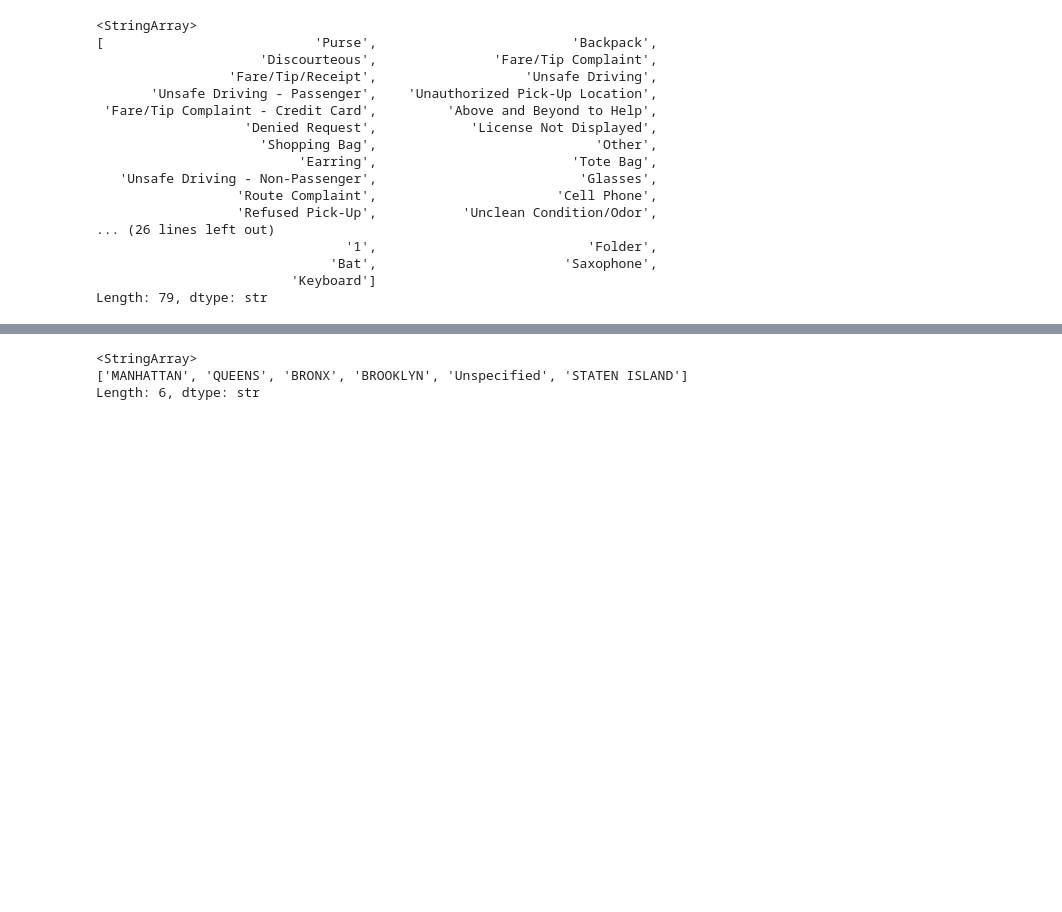
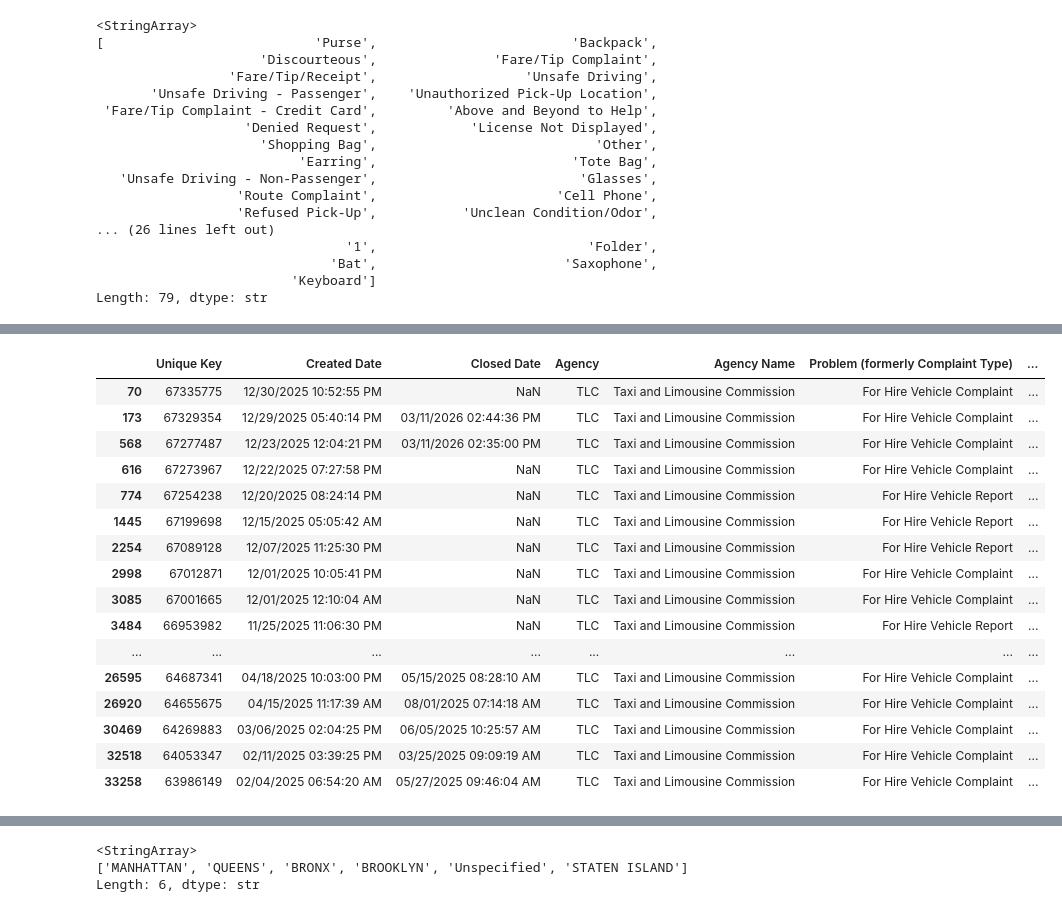
Before and after one commit to ammowrea-swag/taxi, a Jupyter notebook: taxi-analysis.ipynb, the cells around one changed output, grey strips where cells are left out. Cells and saved outputs as stored; diff of their text form; code cells hidden in the pictures; blank space fills up the shorter version.

```diff
--- a/taxi-analysis.ipynb
+++ b/taxi-analysis.ipynb
@@ -67,0 +89,6 @@ Length: 79, dtype: str
+# %%
+## looking for complaints of unlicensed drivers, creating a df
+unlicensed_complaint=taxi_df[taxi_df["Additional Details"] == 'Unlicensed/Unauthorized']
+(unlicensed_complaint).count()
+
+## there are 274 complaints of unlicensed cabs , not including the 5 "unauthorized"
@@ -67,0 +113,24 @@ Length: 79, dtype: str
+# %%
+pd.set_option('display.max_colwidth', None)
+# %%
+##searching for incidents at JFK
+complaint_jfk=unlicensed_complaint.query("`Incident Zip` == 11430.0")
+complaint_jfk
+# %% [output]
+|  | Unique Key | Created Date | Closed Date | Agency | Agency Name | Problem (formerly Complaint Type) | ... |
+| 70 | 67335775 | 12/30/2025 10:52:55 PM | NaN | TLC | Taxi and Limousine Commission | For Hire Vehicle Complaint | ... |
+| 173 | 67329354 | 12/29/2025 05:40:14 PM | 03/11/2026 02:44:36 PM | TLC | Taxi and Limousine Commission | For Hire Vehicle Complaint | ... |
+| 568 | 67277487 | 12/23/2025 12:04:21 PM | 03/11/2026 02:35:00 PM | TLC | Taxi and Limousine Commission | For Hire Vehicle Complaint | ... |
+| 616 | 67273967 | 12/22/2025 07:27:58 PM | NaN | TLC | Taxi and Limousine Commission | For Hire Vehicle Complaint | ... |
+| 774 | 67254238 | 12/20/2025 08:24:14 PM | NaN | TLC | Taxi and Limousine Commission | For Hire Vehicle Report | ... |
+| 1445 | 67199698 | 12/15/2025 05:05:42 AM | NaN | TLC | Taxi and Limousine Commission | For Hire Vehicle Report | ... |
+| 2254 | 67089128 | 12/07/2025 11:25:30 PM | NaN | TLC | Taxi and Limousine Commission | For Hire Vehicle Report | ... |
+| 2998 | 67012871 | 12/01/2025 10:05:41 PM | NaN | TLC | Taxi and Limousine Commission | For Hire Vehicle Complaint | ... |
+| 3085 | 67001665 | 12/01/2025 12:10:04 AM | NaN | TLC | Taxi and Limousine Commission | For Hire Vehicle Complaint | ... |
+| 3484 | 66953982 | 11/25/2025 11:06:30 PM | NaN | TLC | Taxi and Limousine Commission | For Hire Vehicle Report | ... |
+| ... | ... | ... | ... | ... | ... | ... | ... |
+| 26595 | 64687341 | 04/18/2025 10:03:00 PM | 05/15/2025 08:28:10 AM | TLC | Taxi and Limousine Commission | For Hire Vehicle Complaint | ... |
+| 26920 | 64655675 | 04/15/2025 11:17:39 AM | 08/01/2025 07:14:18 AM | TLC | Taxi and Limousine Commission | For Hire Vehicle Complaint | ... |
+| 30469 | 64269883 | 03/06/2025 02:04:25 PM | 06/05/2025 10:25:57 AM | TLC | Taxi and Limousine Commission | For Hire Vehicle Complaint | ... |
+| 32518 | 64053347 | 02/11/2025 03:39:25 PM | 03/25/2025 09:09:19 AM | TLC | Taxi and Limousine Commission | For Hire Vehicle Complaint | ... |
+| 33258 | 63986149 | 02/04/2025 06:54:20 AM | 05/27/2025 09:46:04 AM | TLC | Taxi and Limousine Commission | For Hire Vehicle Complaint | ... |
```
Also changed, not shown: parts of 9 cells of this notebook, 1 other file.
